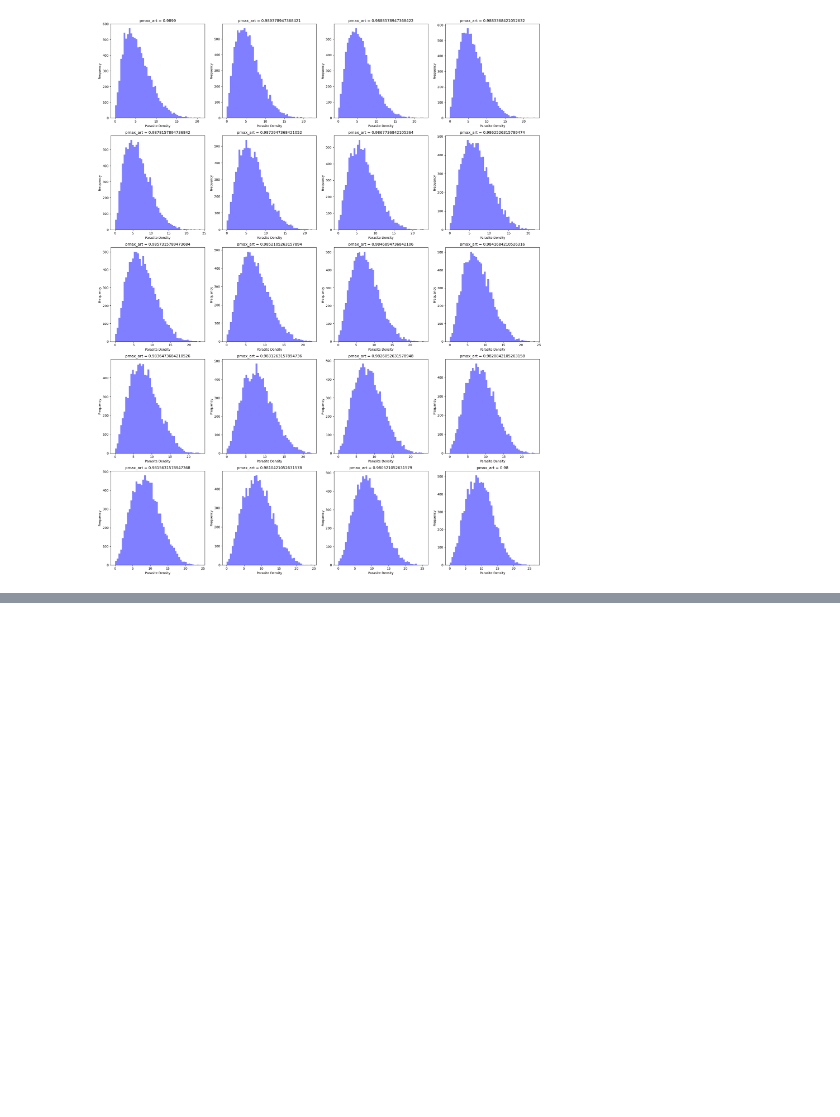
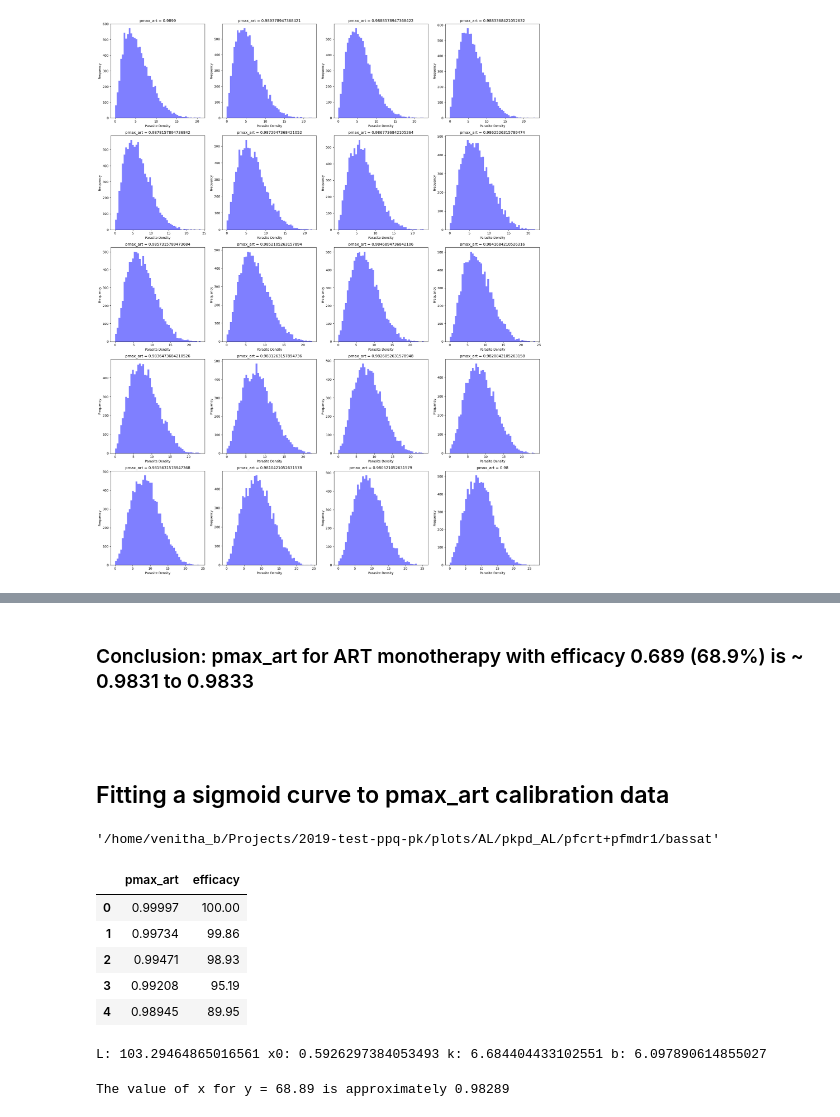
Before and after one commit to maciekboni/2019-test-ppq-pk, a Jupyter notebook: plots/AL/pkpd_AL/pfcrt+pfmdr1/bassat/art_efficacy_calibration.ipynb, the cells around one changed output, grey strips where cells are left out. Drawn from its saved outputs; the diff is of its cells as text; code cells hidden in the pictures; blank space fills up the shorter version.

```diff
--- a/plots/AL/pkpd_AL/pfcrt+pfmdr1/bassat/art_efficacy_calibration.ipynb
+++ b/plots/AL/pkpd_AL/pfcrt+pfmdr1/bassat/art_efficacy_calibration.ipynb
@@ -695,0 +720,73 @@ The pmax value for efficacy 68.9 is 0.9830586466165413
+# %% [markdown]
+### Conclusion: pmax_art for ART monotherapy with efficacy 0.689 (68.9%) is ~ 0.9831 to 0.9833
+# %% [markdown]
+<br>
+# %% [markdown]
+## Fitting a sigmoid curve to pmax_art calibration data
+# %%
+import os
+from scipy.optimize import curve_fit
+
+#Checking if we are in the right directory to read the data
+#If not set the working directory
+os.getcwd()
+#os.chdir('/home/venitha_b/Projects/2019-test-ppq-pk/plots/AL/pkpd_AL/pfcrt.K76')
+# %% [output]
+'/home/venitha_b/Projects/2019-test-ppq-pk/plots/AL/pkpd_AL/pfcrt+pfmdr1/bassat'
+# %%
+#Loading pmax and efficacy data
+#os.listdir()
+data = pd.read_csv('pkpd_AL_pmax_art_test_04_efficacy_rounded.csv')
+data.head()
+# %% [output]
+|  | pmax_art | efficacy |
+| 0 | 0.99997 | 100.00 |
+| 1 | 0.99734 | 99.86 |
+| 2 | 0.99471 | 98.93 |
+| 3 | 0.99208 | 95.19 |
+| 4 | 0.98945 | 89.95 |
+# %%
+# Sigmoid function
+def sigmoid(x, L, x0, k, b):
+    exp_term = np.exp(-np.clip(k * (x - x0), -500, 500))
+    y = L / (1 + exp_term) + b
+    return y
+
+# Data
+xdata = np.array(data['pmax_art'])
+ydata = np.array(data['efficacy'])
+
+# Normalize xdata
+x_min, x_max = np.min(xdata), np.max(xdata)
+xdata_norm = (xdata - x_min) / (x_max - x_min)
+
+# Initial guess
+L = np.max(ydata)
+x0 = 0.5  # Middle of normalized range
+k = 0.1   # Small steepness
+b = 0
+p0 = [L, x0, k, b]
+
+# Fit curve
+popt, pcov = curve_fit(sigmoid, xdata_norm, ydata, p0, maxfev=10000)
+fitted_values = sigmoid(xdata_norm, *popt)
+
+print("L:", popt[0], "x0:", popt[1], "k:", popt[2], "b:", popt[3])
+# %% [output]
+L: 103.29464865016561 x0: 0.5926297384053493 k: 6.684404433102551 b: 6.097890614855027
+# %%
+# Function to extrapolate x given y
+def extrapolate_x(y, L, x0, k, b):
+    # Solve for x
+    x = x0 - (1 / k) * np.log((L / (y - b)) - 1)
+    return x
+
+# Example: Extrapolate x for a given y
+y_target = 68.89  # Example efficacy value
+x_target_norm = extrapolate_x(y_target, *popt)
+
+# Rescale to original x range
+x_target = x_target_norm * (x_max - x_min) + x_min
+print(f"The value of x for y = {y_target} is approximately {x_target:.5f}")
+# %% [output]
+The value of x for y = 68.89 is approximately 0.98289
```
Also changed, not shown: parts of 11 cells of this notebook, 20 other files.
